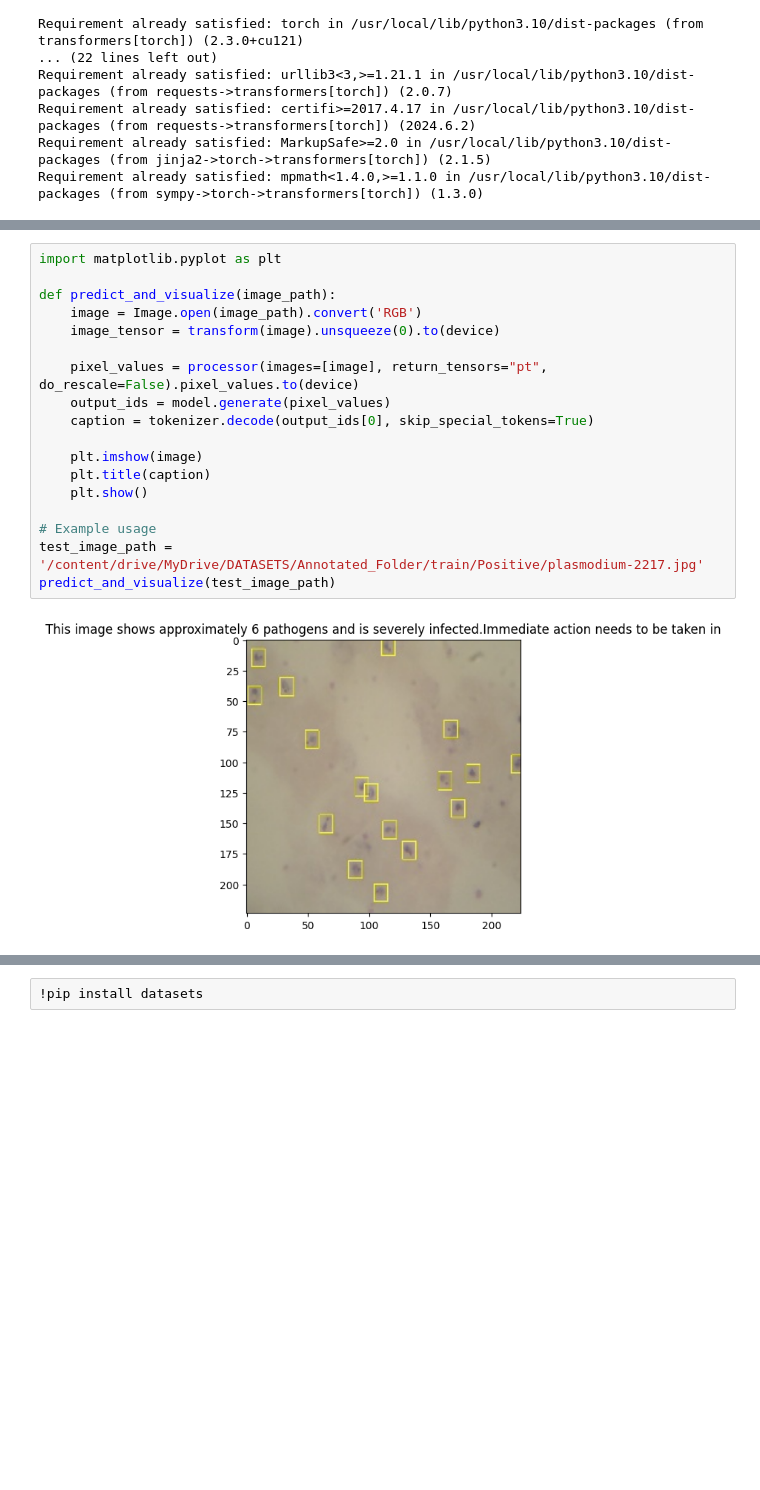
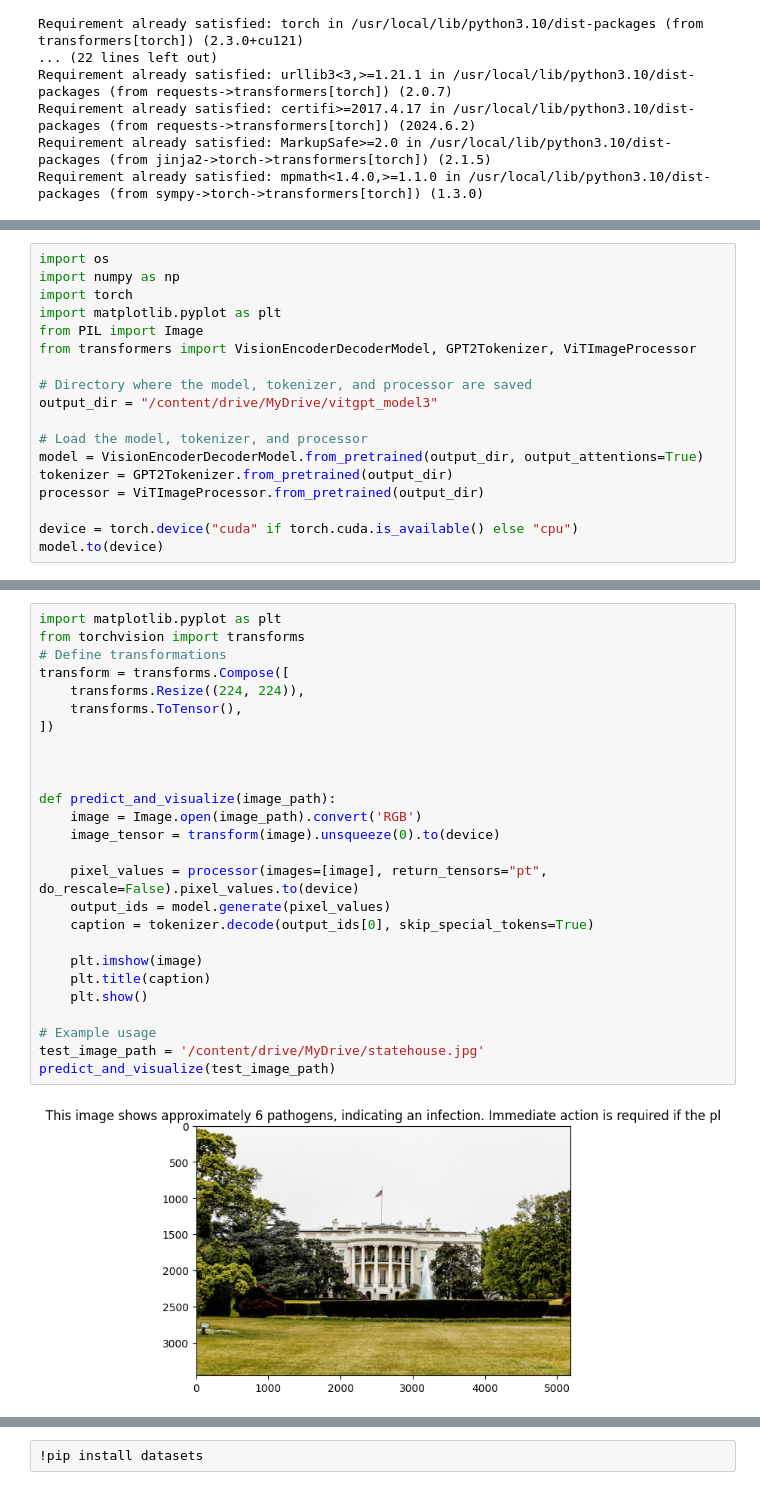
Before and after one commit to BRIAN12682/Automation-Projects, a Jupyter notebook: NLPMalaria31.ipynb, the cells around one changed output, grey strips where cells are left out. Cells and saved outputs as stored; diff of their text form; blank space fills up the shorter version.

```diff
--- a/NLPMalaria31.ipynb
+++ b/NLPMalaria31.ipynb
@@ -311,0 +372,18 @@ tokenizer.save_pretrained("/content/drive/MyDrive/vitgpt_model")
+# %%
+import os
+import numpy as np
+import torch
+import matplotlib.pyplot as plt
+from PIL import Image
+from transformers import VisionEncoderDecoderModel, GPT2Tokenizer, ViTImageProcessor
+
+# Directory where the model, tokenizer, and processor are saved
+output_dir = "/content/drive/MyDrive/vitgpt_model3"
+
+# Load the model, tokenizer, and processor
+model = VisionEncoderDecoderModel.from_pretrained(output_dir, output_attentions=True)
+tokenizer = GPT2Tokenizer.from_pretrained(output_dir)
+processor = ViTImageProcessor.from_pretrained(output_dir)
+
+device = torch.device("cuda" if torch.cuda.is_available() else "cpu")
+model.to(device)
@@ -312,23 +412,31 @@ tokenizer.save_pretrained("/content/drive/MyDrive/vitgpt_model")
 # %%
 import matplotlib.pyplot as plt
+from torchvision import transforms
+# Define transformations
+transform = transforms.Compose([
+    transforms.Resize((224, 224)),
+    transforms.ToTensor(),
+])
+
+
 
 def predict_and_visualize(image_path):
     image = Image.open(image_path).convert('RGB')
     image_tensor = transform(image).unsqueeze(0).to(device)
 
     pixel_values = processor(images=[image], return_tensors="pt", do_rescale=False).pixel_values.to(device)
     output_ids = model.generate(pixel_values)
     caption = tokenizer.decode(output_ids[0], skip_special_tokens=True)
 
     plt.imshow(image)
     plt.title(caption)
     plt.show()
 
 # Example usage
-test_image_path = '/content/drive/MyDrive/DATASETS/Annotated_Folder/train/Positive/plasmodium-2217.jpg'
+test_image_path = '/content/drive/MyDrive/statehouse.jpg'
 predict_and_visualize(test_image_path)
 # %% [output]
-[figure, old version]
+[figure, new version]
 # %%
 import numpy as np# Add this function after defining your model and other necessary components
 def visualize_attention(image_path, model, tokenizer, processor):
```
Also changed, not shown: parts of 16 cells of this notebook.
